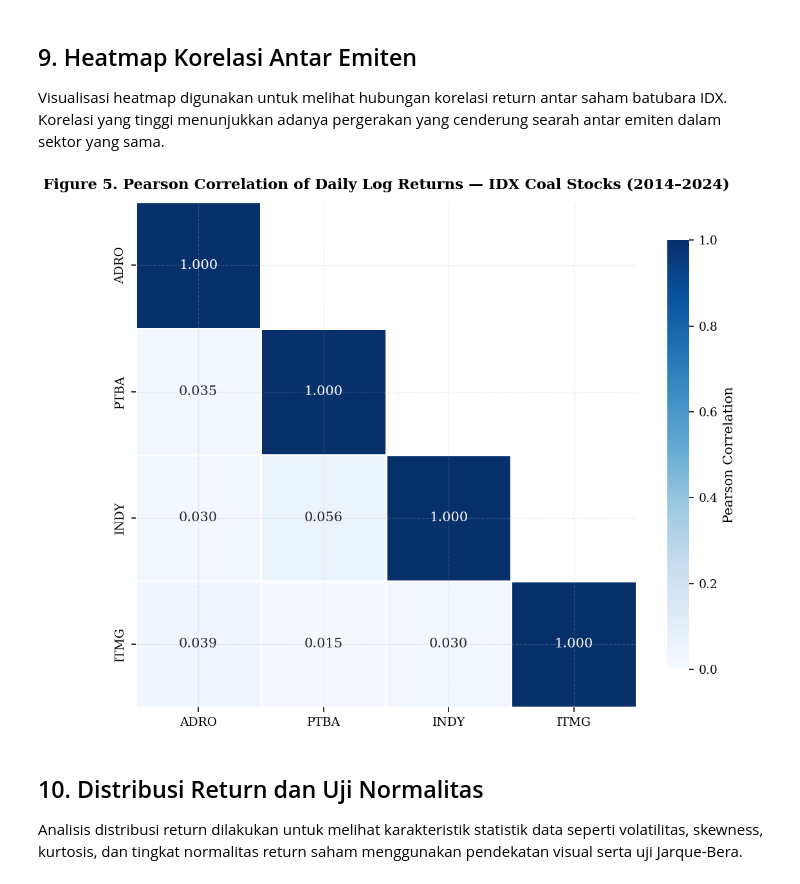
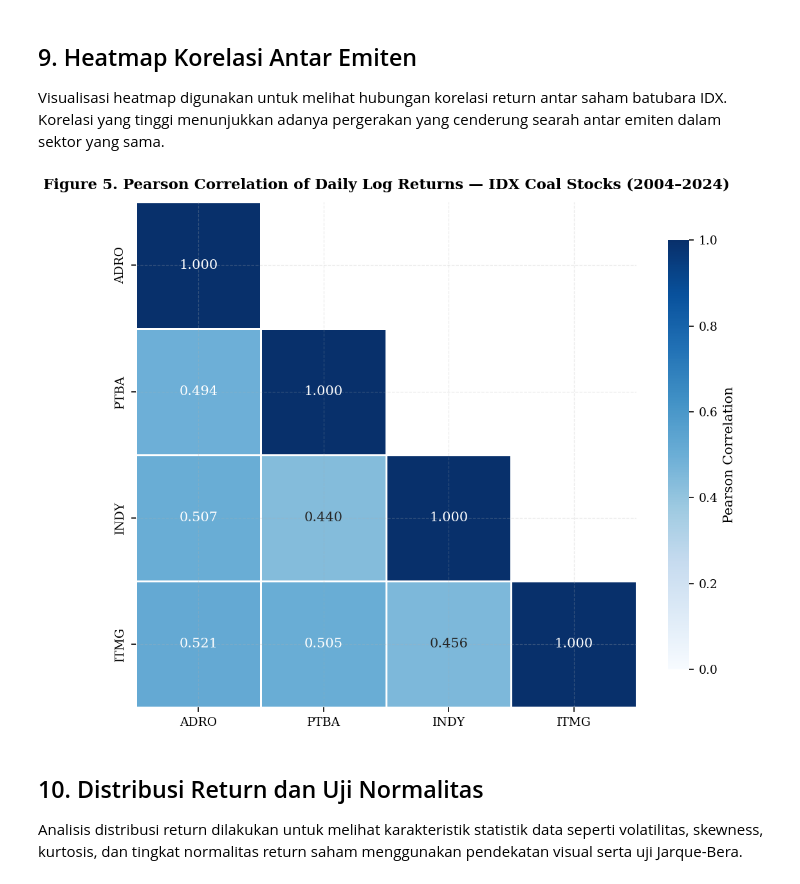
Before and after one commit to dayinta14/PKM-Forecast-Saham-Batubara-2025-2045, a Jupyter notebook: preprocessing_eda.ipynb, the cells around one changed output. Drawn from its saved outputs; the diff is of its cells as text; code cells hidden in the pictures.

Commit message:
Ganti seluruh acuan tahun 2014 menjadi 2004 di preprocessing, ARIMA, dan LSTM serta perbarui semua grafik figures 2004-2024

```diff
--- a/preprocessing_eda.ipynb
+++ b/preprocessing_eda.ipynb
@@ -659,35 +630,35 @@ sns.heatmap(
     annot=True,
     fmt=".3f",
     cmap="Blues",
     vmin=0,
     vmax=1,
     mask=mask,
     linewidths=0.5,
     linecolor="white",
     annot_kws={"size": 10},
     cbar_kws={
         "label": "Pearson Correlation",
         "shrink": 0.85
     }
 )
 
 ax.set_title(
-    "Figure 5. Pearson Correlation of Daily Log Returns — IDX Coal Stocks (2014–2024)",
+    "Figure 5. Pearson Correlation of Daily Log Returns — IDX Coal Stocks (2004–2024)",
     fontsize=11,
     fontweight="bold",
     pad=10
 )
 
 plt.tight_layout()
 
 fig.savefig(
     f"{DIR_FIG}/fig05_korelasi_heatmap.png",
     dpi=300
 )
 
 plt.show()
 # %% [output]
-[figure, old version]
+[figure, new version]
 # %% [markdown]
 ## 10. Distribusi Return dan Uji Normalitas
 
```
Also changed, not shown: parts of 10 cells of this notebook, 13 other files.
